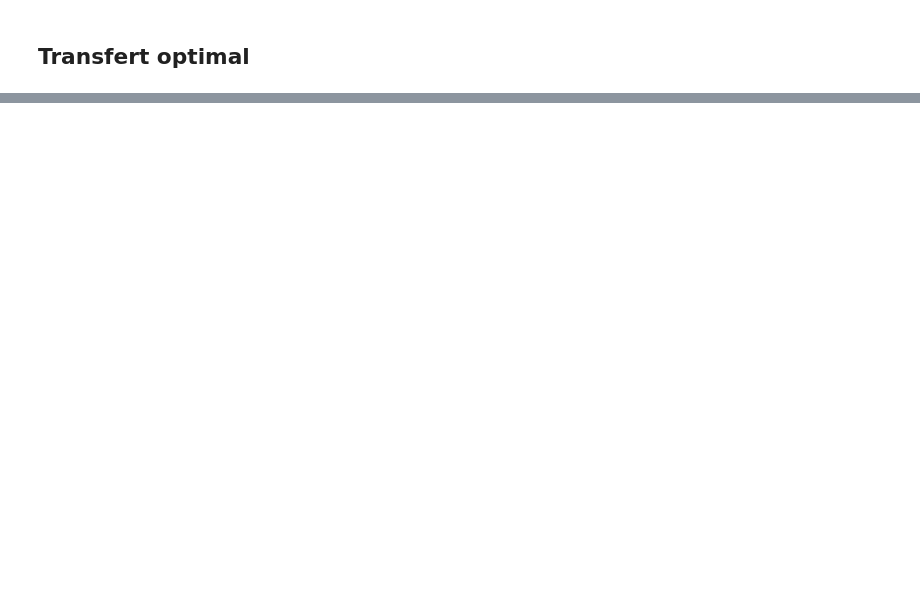
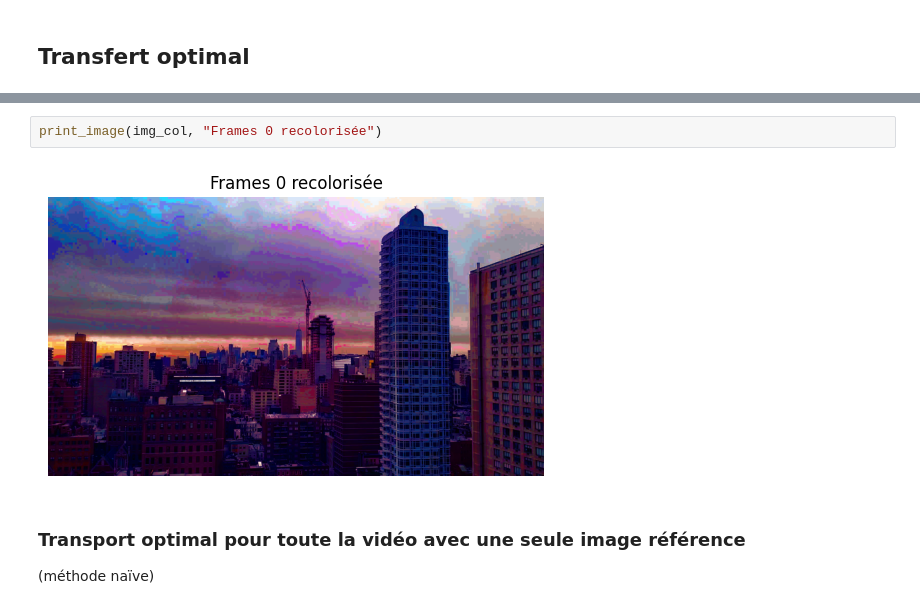
Before and after one commit to Bismuth10K/projet_integrateur_CMI_23-24, a Jupyter notebook: notebook.ipynb, the cells around one changed output, grey strips where cells are left out. Cells and saved outputs as stored; diff of their text form; blank space fills up the shorter version.

```diff
--- a/notebook.ipynb
+++ b/notebook.ipynb
@@ -220,0 +253,8 @@ showImage(img, 'Image 0 recolorisée')
+# %%
+print_image(img_col, "Frames 0 recolorisée")
+# %% [output]
+[figure, added]
+# %% [markdown]
+### Transport optimal pour toute la vidéo avec une seule image référence
+
+(méthode naïve)
```
Also changed, not shown: parts of 26 cells of this notebook.
